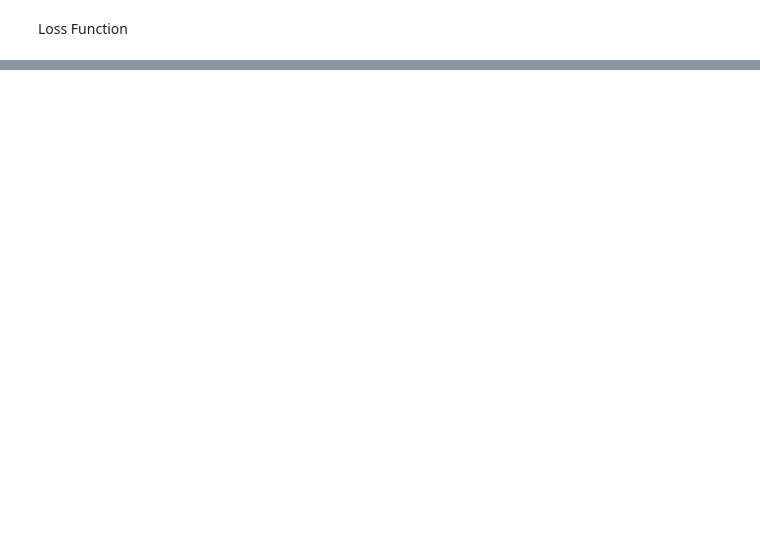
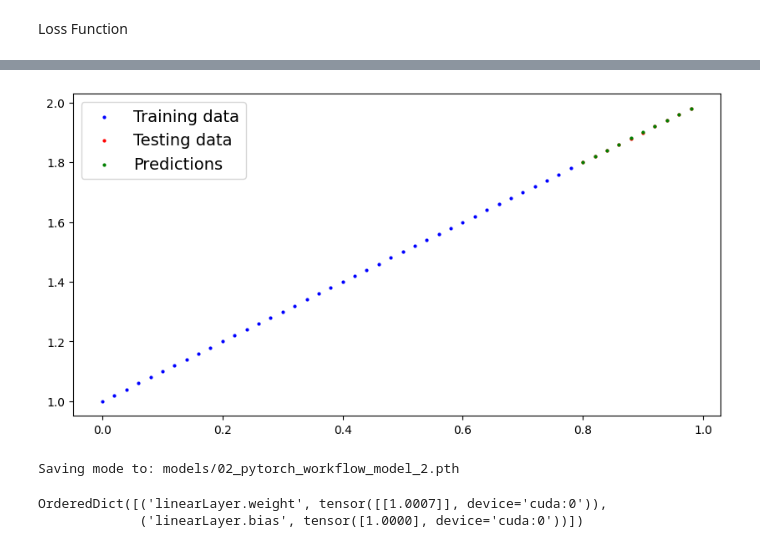
Before and after one commit to dozetype/pytorch-notes, a Jupyter notebook: basics.ipynb, the cells around one changed output, grey strips where cells are left out. Saved outputs shown, nothing was run; the diff lists cells and outputs as text; code cells hidden in the pictures; blank space fills up the shorter version.

```diff
--- a/basics.ipynb
+++ b/basics.ipynb
@@ -207,0 +312,3 @@ plot_predictions(predictions=y_preds_new)
+# %%
+model_1 = LinearRegressionModel()
+model_1.state_dict()
@@ -207,0 +318,8 @@ plot_predictions(predictions=y_preds_new)
+# %%
+# Moving all data into GPU
+model_1 = model_1.to(device)
+X_train = X_train.to(device)
+Y_train = Y_train.to(device)
+X_test = X_test.to(device)
+Y_test = Y_test.to(device)
+device
@@ -207,0 +328,22 @@ plot_predictions(predictions=y_preds_new)
+# %%
+# Declaring which loss fn and optimizer to use to get results for model
+loss_fn = nn.L1Loss()
+optimizer = torch.optim.SGD(params=model_1.parameters(), lr = 0.01)
+# %%
+# Training Loop
+epochs = 200
+
+for epoch in range(epochs+1):
+    model_1.train()
+    y_preds = model_1(X_train)
+    loss = loss_fn(y_preds, Y_train)
+    optimizer.zero_grad()
+    loss.backward()
+    optimizer.step()
+    if(epoch % 10 == 0):
+        model_1.eval()
+        with torch.inference_mode():
+            test_pred = model_1(X_test)
+            test_loss = loss_fn(test_pred, Y_test)
+            print(f"Epoch: {epoch} | Loss: {loss} | Test_Loss: {test_loss}")
+print(model_1.state_dict())
@@ -207,0 +368,36 @@ plot_predictions(predictions=y_preds_new)
+# %%
+model_1.eval()
+with torch.inference_mode():
+    y_preds = model_1(X_test)
+plot_predictions(
+    train_data=X_train.cpu(),
+    train_labels=Y_train.cpu(),
+    test_data=X_test.cpu(),
+    test_labels=Y_test.cpu(),
+    predictions=y_preds.cpu()
+)
+# %% [output]
+[figure, added]
+# %%
+# Saving state_dict()
+from pathlib import Path
+
+MODEL_PATH = Path("models")
+MODEL_PATH.mkdir(parents=True, exist_ok=True)
+
+MODEL_NAME = "02_pytorch_workflow_model_2.pth"
+MODEL_SAVE_PATH = MODEL_PATH / MODEL_NAME
+
+print(f"Saving mode to: {MODEL_SAVE_PATH}")
+torch.save(obj=model_1.state_dict(), f=MODEL_SAVE_PATH)
+# %% [output]
+Saving mode to: models/02_pytorch_workflow_model_2.pth
+# %%
+# Loading state_dict() onto new model
+new_model_1 = LinearRegressionModel()
+new_model_1 = new_model_1.to(device)
+new_model_1.load_state_dict(torch.load(f=MODEL_SAVE_PATH))
+new_model_1.state_dict()
+# %% [output]
+OrderedDict([('linearLayer.weight', tensor([[1.0007]], device='cuda:0')),
+             ('linearLayer.bias', tensor([1.0000], device='cuda:0'))])
```
Also changed, not shown: parts of 23 cells of this notebook.
